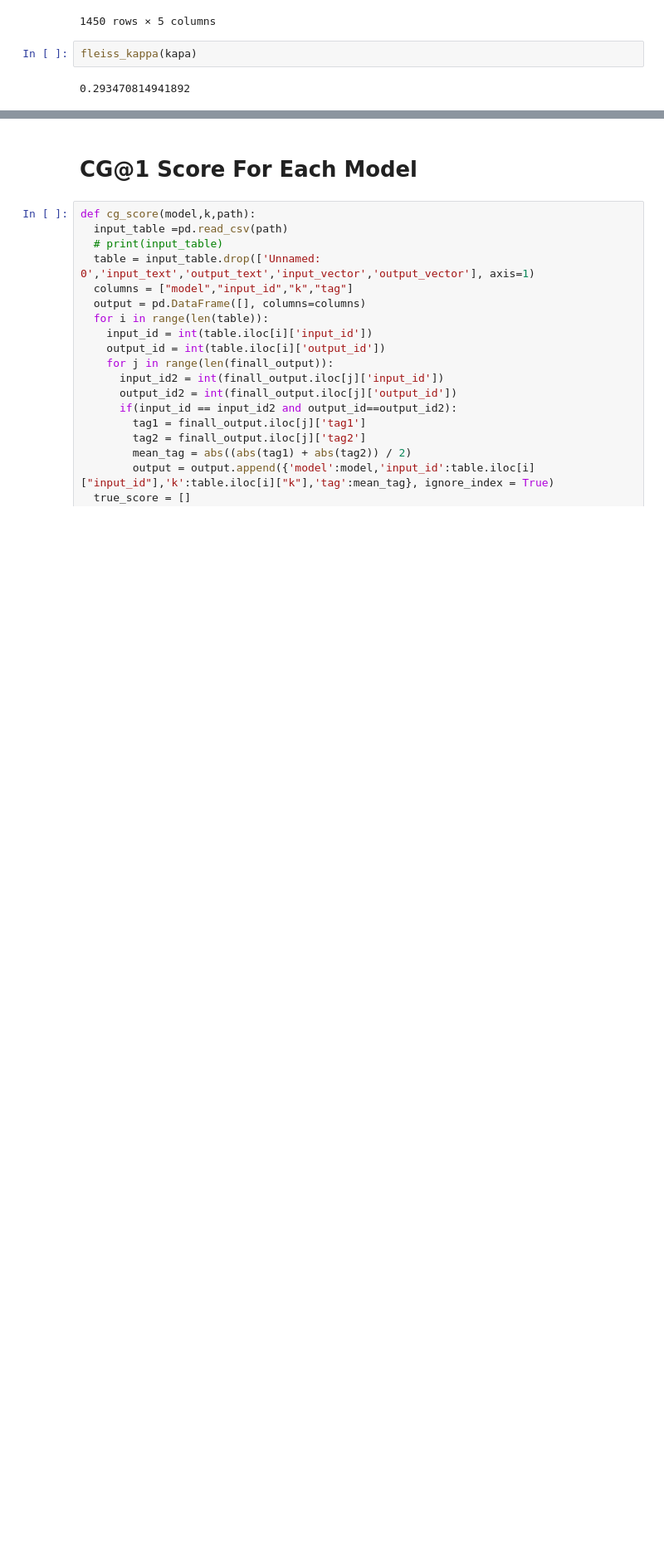
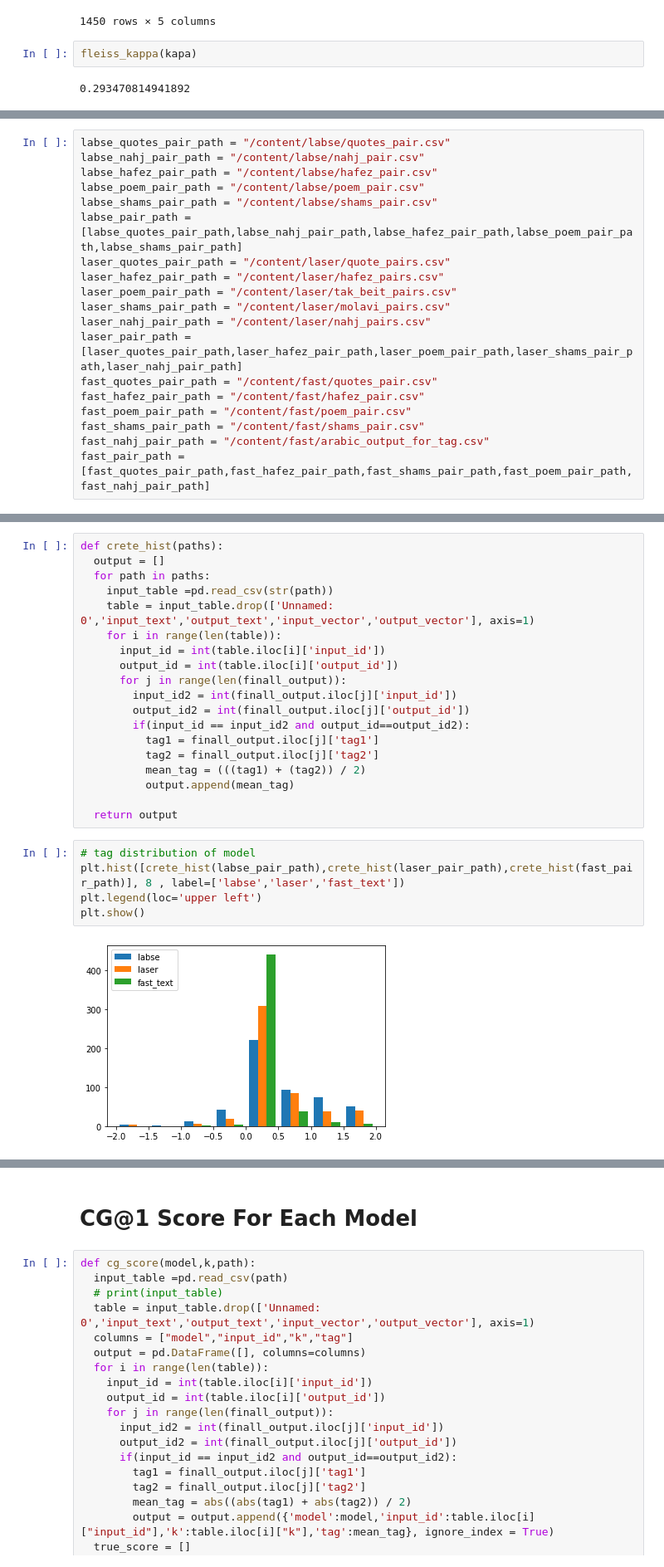
Before and after one commit to Mohamadrezakamali/text-enrich, a Jupyter notebook: Aggregate_Data&evaluation.ipynb, the cells around one changed output, grey strips where cells are left out. Shown: that part at 83% size. Drawn from its saved outputs; the diff is of its cells as text; blank space fills up the shorter version.

Commit message:
refactoring + visualizing

```diff
--- a/Aggregate_Tagged_Data.ipynb
+++ b/Aggregate_Data&evaluation.ipynb
@@ -386,0 +476,19 @@ fleiss_kappa(kapa)
+# %%
+labse_quotes_pair_path = "/content/labse/quotes_pair.csv"
+labse_nahj_pair_path = "/content/labse/nahj_pair.csv"
+labse_hafez_pair_path = "/content/labse/hafez_pair.csv"
+labse_poem_pair_path = "/content/labse/poem_pair.csv"
+labse_shams_pair_path = "/content/labse/shams_pair.csv"
+labse_pair_path = [labse_quotes_pair_path,labse_nahj_pair_path,labse_hafez_pair_path,labse_poem_pair_path,labse_shams_pair_path]
+laser_quotes_pair_path = "/content/laser/quote_pairs.csv"
+laser_hafez_pair_path = "/content/laser/hafez_pairs.csv"
+laser_poem_pair_path = "/content/laser/tak_beit_pairs.csv"
+laser_shams_pair_path = "/content/laser/molavi_pairs.csv"
+laser_nahj_pair_path = "/content/laser/nahj_pairs.csv"
+laser_pair_path = [laser_quotes_pair_path,laser_hafez_pair_path,laser_poem_pair_path,laser_shams_pair_path,laser_nahj_pair_path]
+fast_quotes_pair_path = "/content/fast/quotes_pair.csv"
+fast_hafez_pair_path = "/content/fast/hafez_pair.csv"
+fast_poem_pair_path = "/content/fast/poem_pair.csv"
+fast_shams_pair_path = "/content/fast/shams_pair.csv"
+fast_nahj_pair_path = "/content/fast/arabic_output_for_tag.csv"
+fast_pair_path = [fast_quotes_pair_path,fast_hafez_pair_path,fast_shams_pair_path,fast_poem_pair_path,fast_nahj_pair_path]
@@ -387 +503,27 @@ fleiss_kappa(kapa)
+# %%
+def crete_hist(paths):
+  output = []
+  for path in paths:
+    input_table =pd.read_csv(str(path))
+    table = input_table.drop(['Unnamed: 0','input_text','output_text','input_vector','output_vector'], axis=1)
+    for i in range(len(table)):
+      input_id = int(table.iloc[i]['input_id'])
+      output_id = int(table.iloc[i]['output_id'])
+      for j in range(len(finall_output)):
+        input_id2 = int(finall_output.iloc[j]['input_id'])
+        output_id2 = int(finall_output.iloc[j]['output_id'])
+        if(input_id == input_id2 and output_id==output_id2):
+          tag1 = finall_output.iloc[j]['tag1']
+          tag2 = finall_output.iloc[j]['tag2']
+          mean_tag = (((tag1) + (tag2)) / 2)
+          output.append(mean_tag)
+
+  return output
+# %%
+# tag distribution of model
+plt.hist([crete_hist(labse_pair_path),crete_hist(laser_pair_path),crete_hist(fast_pair_path)], 8 , label=['labse','laser','fast_text'])
+plt.legend(loc='upper left')
+plt.show()
+# %% [output]
+[figure, added]
 # %% [markdown]
```
Also changed, not shown: parts of 33 cells of this notebook, 2 other files.
